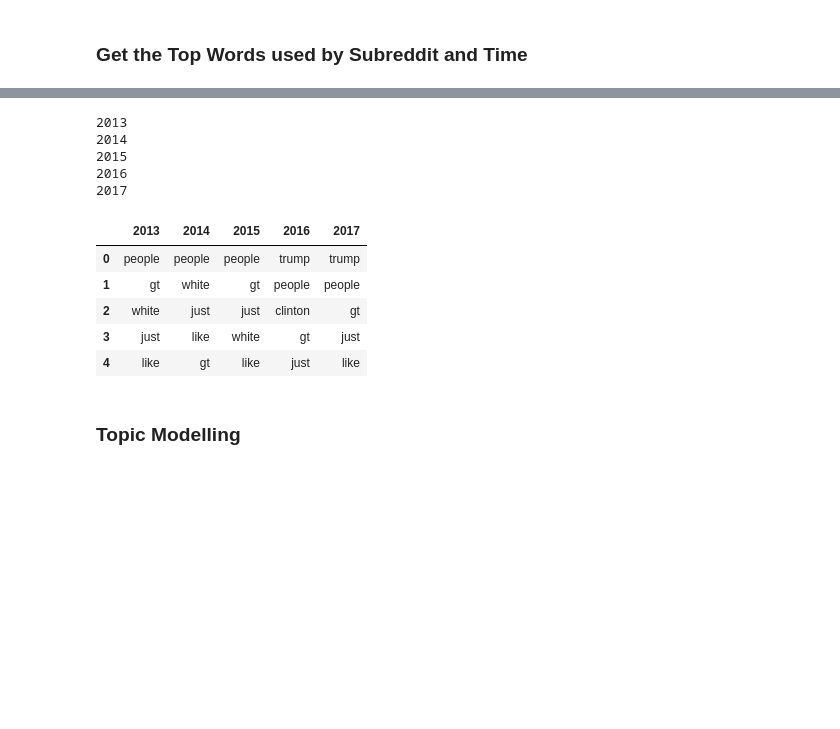
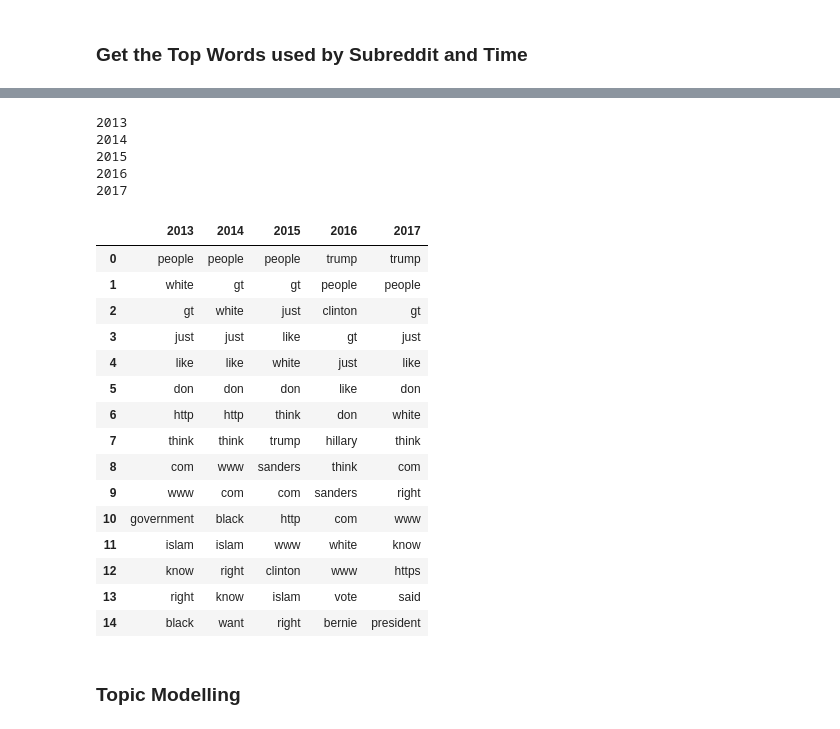
Before and after one commit to ckelley-air/aapor_politics_2018, a Jupyter notebook: RiseofPopulism.ipynb, the cells around one changed output, grey strips where cells are left out. Cells and saved outputs as stored; diff of their text form; code cells hidden in the pictures; blank space fills up the shorter version.

```diff
--- a/RiseofPopulism.ipynb
+++ b/RiseofPopulism.ipynb
@@ -28,5 +28,6 @@ from textblob import TextBlob
 # %%
 #2013-2016 emergence of populist concerns
 # Frequency of Populist key words
-data_file = '~/Documents/Small Projects/AAPOR_2018/Populism/'
+#data_file = '~/Documents/Small Projects/AAPOR_2018/Populism/'
+data_file = '~/Documents/personal/aapor_politics_2018/'
 populist_posts = pd.read_csv(data_file + "populist_comments_sample.csv")
@@ -36,6 +43,6 @@ populist_posts['month'] = populist_posts['time_created'].apply(lambda x :datetim
 # %%
 #data = populist_posts #just rename to make it faster
 # %%
-train_topic_model = shuffle(populist_posts)[:20000]
+train_topic_model = shuffle(populist_posts)
+#[:20000]
 data = train_topic_model
-#we only train on 20,000 entries because it otherwise takes soooooo long
@@ -61,8 +72,8 @@ def get_top_words(text):
     count_vec = np.asarray(tf.sum(axis=0)).ravel()
     zipped = list(zip(feature_names, count_vec))
     words, freqs = (list(x) for x in zip(*sorted(zipped, key=lambda x: x[1], reverse=True)))
-    words = words[:20]
-    freqs = freqs[:20]
+    words = words[:40]
+    freqs = freqs[:40]
     return words
 #     top_words = pd.DataFrame([words, freqs]).T
 #     top_words
@@ -116,25 +135,35 @@ democrats
 # %%
 top_words_grid_yr = []
 year_list = []
 for year in [2013, 2014, 2015, 2016, 2017]:
     year_list.append(year)
     top_words_grid_yr.append(get_top_words(list(data[data['year']==year]['body'])))
     print year
 top_words_df_year = pd.DataFrame(top_words_grid_yr).T
 top_words_df_year.columns = year_list
-top_words_df_year.head()
+top_words_df_year.head(15)
 # %% [output]
 2013
 2014
 2015
 2016
 2017
 |  | 2013 | 2014 | 2015 | 2016 | 2017 |
 | 0 | people | people | people | trump | trump |
-| 1 | gt | white | gt | people | people |
-| 2 | white | just | just | clinton | gt |
-| 3 | just | like | white | gt | just |
-| 4 | like | gt | like | just | like |
+| 1 | white | gt | gt | people | people |
+| 2 | gt | white | just | clinton | gt |
+| 3 | just | just | like | gt | just |
+| 4 | like | like | white | just | like |
+| 5 | don | don | don | like | don |
+| 6 | http | http | think | don | white |
+| 7 | think | think | trump | hillary | think |
+| 8 | com | www | sanders | think | com |
+| 9 | www | com | com | sanders | right |
+| 10 | government | black | http | com | www |
+| 11 | islam | islam | www | white | know |
+| 12 | know | right | clinton | www | https |
+| 13 | right | know | islam | vote | said |
+| 14 | black | want | right | bernie | president |
 # %% [markdown]
 ### Topic Modelling
 # %%
```
Also changed, not shown: parts of 20 cells of this notebook, 1 other file.
